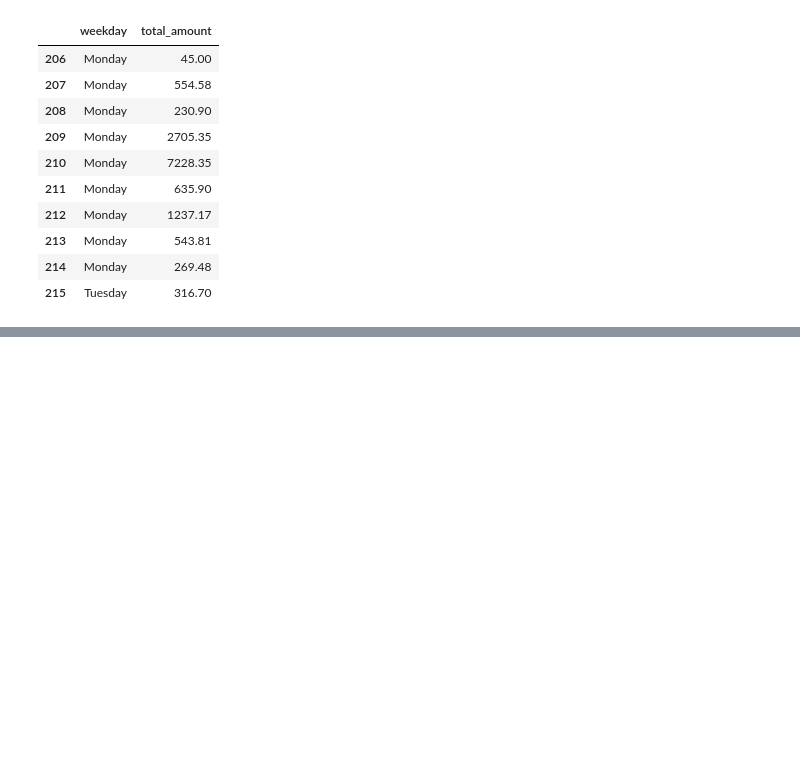
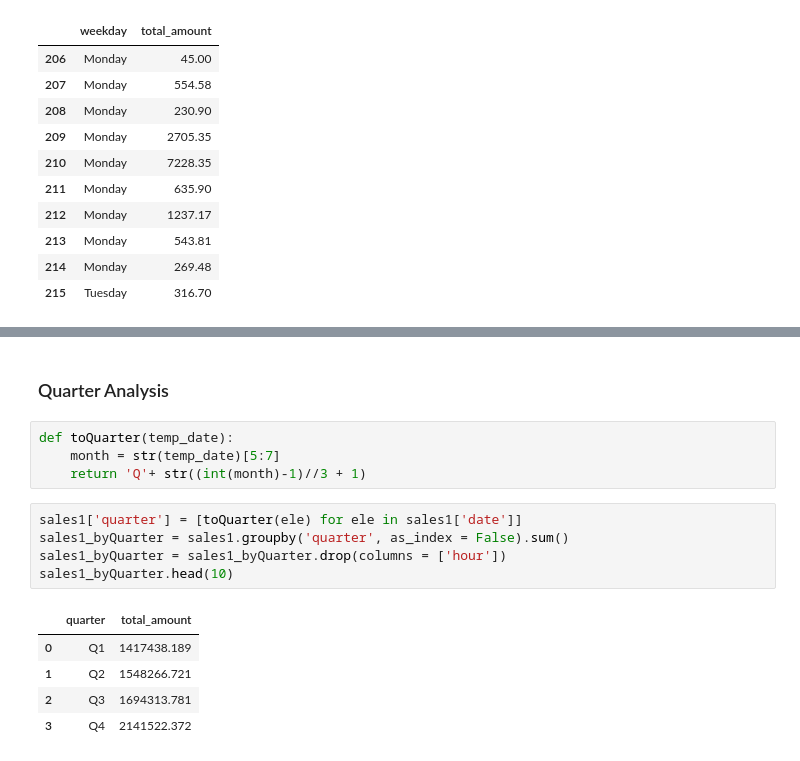
Before and after one commit to yichuang25/Forecasting-Project-Sales, a Jupyter notebook: Analysis&Modeling/Analysis(09-10)_continued.ipynb, the cells around one changed output, grey strips where cells are left out. Drawn from its saved outputs; the diff is of its cells as text; blank space fills up the shorter version.

Commit message:
analysis updated

```diff
--- a/Analysis&Modeling/Analysis(09-10)_continued.ipynb
+++ b/Analysis&Modeling/Analysis(09-10)_continued.ipynb
@@ -66,0 +79,17 @@ sales1_amount.head(10)
+# %% [markdown]
+### Quarter Analysis
+# %%
+def toQuarter(temp_date):
+    month = str(temp_date)[5:7]
+    return 'Q'+ str((int(month)-1)//3 + 1)
+# %%
+sales1['quarter'] = [toQuarter(ele) for ele in sales1['date']]
+sales1_byQuarter = sales1.groupby('quarter', as_index = False).sum()
+sales1_byQuarter = sales1_byQuarter.drop(columns = ['hour'])
+sales1_byQuarter.head(10)
+# %% [output]
+|  | quarter | total_amount |
+| 0 | Q1 | 1417438.189 |
+| 1 | Q2 | 1548266.721 |
+| 2 | Q3 | 1694313.781 |
+| 3 | Q4 | 2141522.372 |
```
Also changed, not shown: parts of 6 cells of this notebook.
